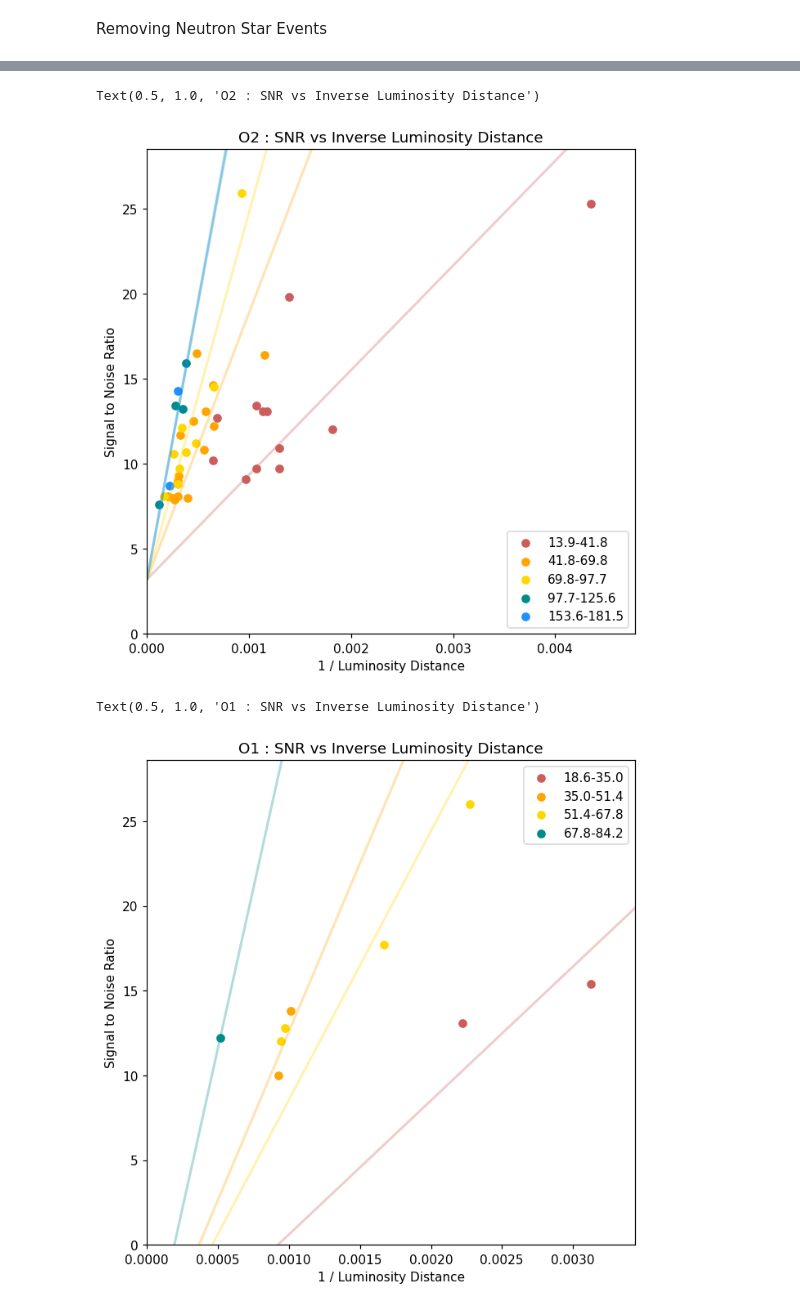
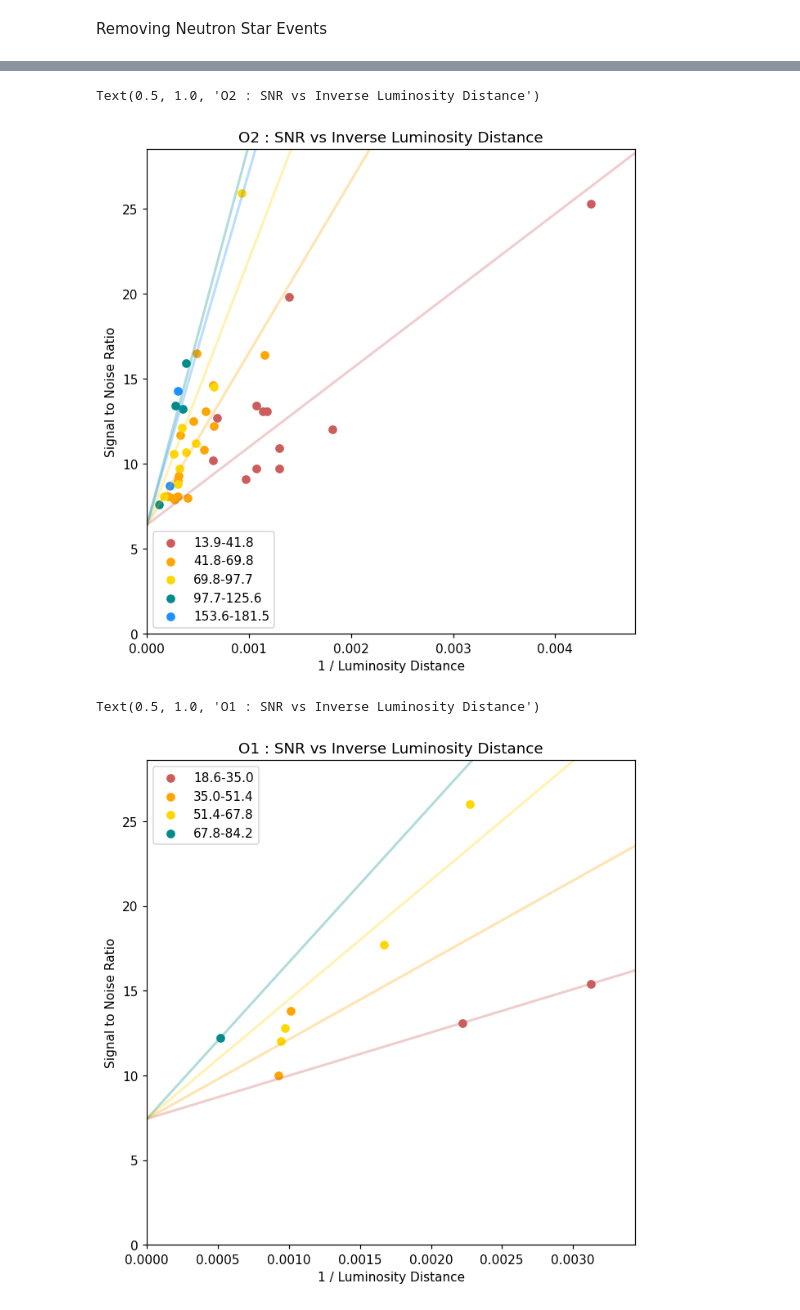
Before and after one commit to AndrewValentini/Gravitational-Waves-Research-23-24, a Jupyter notebook: Data Analysis/SNR.ipynb, the cells around one changed output, grey strips where cells are left out. Drawn from its saved outputs; the diff is of its cells as text; code cells hidden in the pictures.

```diff
--- a/Data Analysis/SNR.ipynb
+++ b/Data Analysis/SNR.ipynb
@@ -617,12 +617,14 @@ Removing Neutron Star Events
 # %%
 O3_clean = O3[O3["mass2"] > 2.16]
 # %%
-def get_bins(df, feature):
+def get_bins(df, feature, bins=0):
     max_mass = max(df[feature])
     min_mass = min(df[feature])
 
-    # Sturge's Rule
-    total_bins = round(1 + 3.322 * np.log10(len(df[feature])))
+    total_bins = bins
+    if bins <= 0:
+        # Sturge's Rule
+        total_bins = round(1 + 3.322 * np.log10(len(df[feature])))
 
     bin_length = (max_mass - min_mass) / total_bins
 
@@ -655,21 +722,16 @@ fig, ax = plt.subplots(1, 1, figsize=(7, 7), dpi=110)
 # setting bins
 bins, bin_ranges = get_bins(O3_clean, "total_mass")
 colors = ["indianred", "orange", "gold", "darkcyan", "dodgerblue", "slateblue"]
-intercepts = list()
 
-for values in bins:
-    if len(values["snr"]) > 1:
-        _, b = np.polyfit(1 / values["luminosity_distance"], values["snr"], 1)
-        intercepts.append(b)
-
-y_intercept = np.mean(intercepts)
+y_intercept = fold_intercept(O3_clean, "total_mass", "luminosity_distance", "snr", inverse_x=True)
 
 for values, bin_range, color in zip(bins, bin_ranges, colors):
-    a = calculate_slope(1 / values["luminosity_distance"], values["snr"], y_intercept)
+    if len(values["snr"]) > 1:
+        a = calculate_slope(1 / values["luminosity_distance"], values["snr"], y_intercept)
 
-    ax.scatter(1 / values["luminosity_distance"], values["snr"], color=color, label=f"{bin_range[0]:.1f}-{bin_range[1]:.1f}")
+        ax.scatter(1 / values["luminosity_distance"], values["snr"], color=color, label=f"{bin_range[0]:.1f}-{bin_range[1]:.1f}")
 
-    ax.plot(line_values, a * line_values + y_intercept, color=color, linestyle="-", linewidth=2, alpha=0.3)
+        ax.plot(line_values, a * line_values + y_intercept, color=color, linestyle="-", linewidth=2, alpha=0.3)
 
 ax.legend()
 
@@ -726,14 +753,8 @@ fig, ax = plt.subplots(1, 1, figsize=(7, 7), dpi=110)
 # setting bins
 bins, bin_ranges = get_bins(O2_clean, "total_mass")
 colors = ["indianred", "orange", "gold", "darkcyan", "dodgerblue", "slateblue"]
-intercepts = list()
 
-for values in bins:
-    if len(values["snr"]) > 1:
-        _, b = np.polyfit(1 / values["luminosity_distance"], values["snr"], 1)
-        intercepts.append(b)
-
-y_intercept = np.mean(intercepts)
+y_intercept = fold_intercept(O2_clean, "total_mass", "luminosity_distance", "snr", inverse_x=True)
 
 for values, bin_range, color in zip(bins, bin_ranges, colors):
     a = calculate_slope(1 / values["luminosity_distance"], values["snr"], y_intercept)
@@ -753,40 +774,34 @@ ax.set_ylim(0, 1.1 * max(O2_clean["snr"]))
 ax.set_title("O2 : SNR vs Inverse Luminosity Distance")
 # %% [output]
 Text(0.5, 1.0, 'O2 : SNR vs Inverse Luminosity Distance')
-[figure, old version]
+[figure, new version]
 # %%
 O1_clean = O1[O1["mass2"] > 2.16]
 # %%
 fig, ax = plt.subplots(1, 1, figsize=(7, 7), dpi=110)
 
 # setting bins
 bins, bin_ranges = get_bins(O1_clean, "total_mass")
 colors = ["indianred", "orange", "gold", "darkcyan", "dodgerblue", "slateblue"]
-intercepts = list()
 
-for values in bins:
-    if len(values["snr"]) > 1:
-        _, b = np.polyfit(1 / values["luminosity_distance"], values["snr"], 1)
-        intercepts.append(b)
-
-y_intercept = np.mean(intercepts)
+y_intercept = fold_intercept(O1_clean, "total_mass", "luminosity_distance", "snr", inverse_x=True)
 
 for values, bin_range, color in zip(bins, bin_ranges, colors):
     a = calculate_slope(1 / values["luminosity_distance"], values["snr"], y_intercept)
 
     ax.scatter(1 / values["luminosity_distance"], values["snr"], color=color, label=f"{bin_range[0]:.1f}-{bin_range[1]:.1f}")
 
     ax.plot(line_values, a * line_values + y_intercept, color=color, linestyle="-", linewidth=2, alpha=0.3)
 
 ax.legend()
 
 ax.set_xlabel("1 / Luminosity Distance")
 ax.set_ylabel("Signal to Noise Ratio")
 
 ax.set_xlim(0, 1.1 * max(1 / O1_clean["luminosity_distance"]))
 ax.set_ylim(0, 1.1 * max(O1_clean["snr"]))
 
 ax.set_title("O1 : SNR vs Inverse Luminosity Distance")
 # %% [output]
 Text(0.5, 1.0, 'O1 : SNR vs Inverse Luminosity Distance')
-[figure, old version]
+[figure, new version]
```
Also changed, not shown: parts of 5 cells of this notebook.
